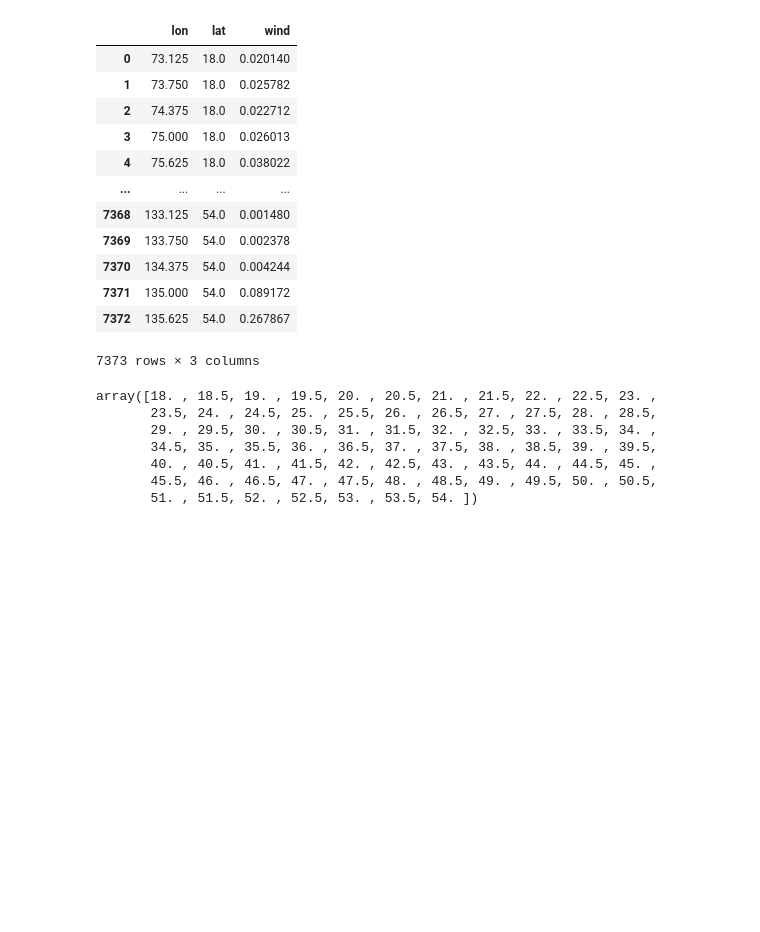
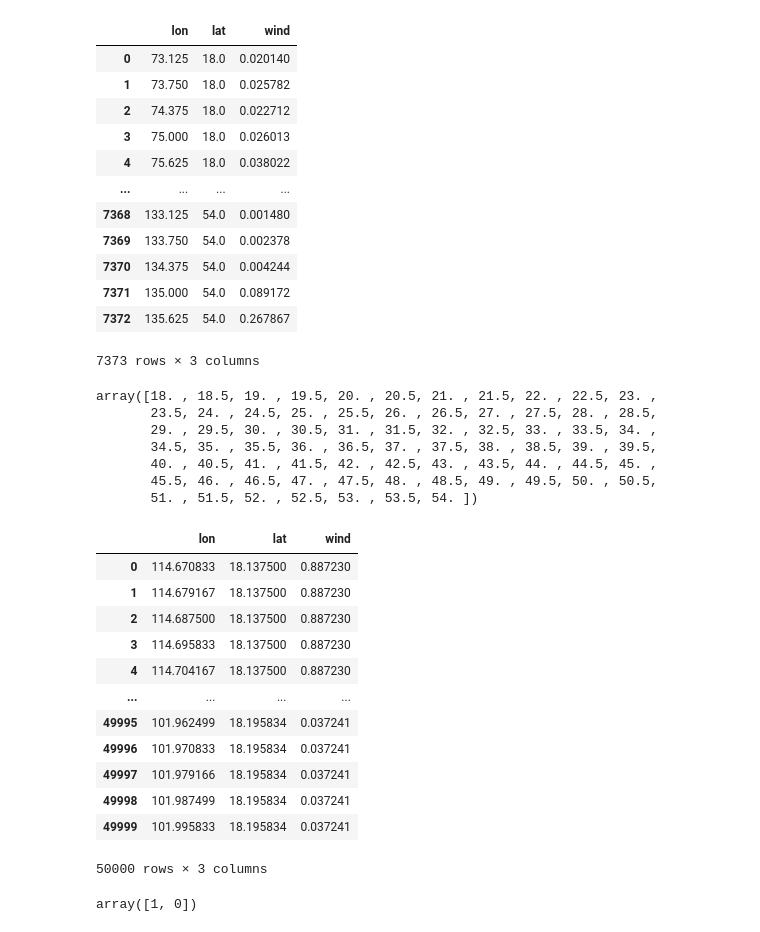
Before and after one commit to justinlu09/geodata_mask_agg, a Jupyter notebook: wind_monthly_china_test.ipynb, the cells around one changed output. Drawn from its saved outputs; the diff is of its cells as text; code cells hidden in the pictures; blank space fills up the shorter version.

```diff
--- a/wind_monthly_china_test.ipynb
+++ b/wind_monthly_china_test.ipynb
@@ -223,9 +248,25 @@ def change_resolution(lon_lat_pair, df):
     new_df = pd.concat(dfs, axis = 0)
     return new_df.reset_index(drop = True)
 # %%
-forest_test = forest.head(10000000)
+forest_test = forest.iloc[130000:180000]
 lat_test = forest_test['lat'].values
 lon_test = forest_test['lon'].values
-test_pairs = []
+lon_lat_test = []
 for i in range(len(lat_test)):
-    test_pairs.append((lon_test[i], lat_test[i]))
+    lon_lat_test.append((lon_test[i], lat_test[i]))
+result_test = change_resolution(lon_lat_test, df_wind)
+result_test
+# %% [output]
+|  | lon | lat | wind |
+| 0 | 114.670833 | 18.137500 | 0.887230 |
+| 1 | 114.679167 | 18.137500 | 0.887230 |
+| 2 | 114.687500 | 18.137500 | 0.887230 |
+| 3 | 114.695833 | 18.137500 | 0.887230 |
+| 4 | 114.704167 | 18.137500 | 0.887230 |
+| ... | ... | ... | ... |
+| 49995 | 101.962499 | 18.195834 | 0.037241 |
+| 49996 | 101.970833 | 18.195834 | 0.037241 |
+| 49997 | 101.979166 | 18.195834 | 0.037241 |
+| 49998 | 101.987499 | 18.195834 | 0.037241 |
+| 49999 | 101.995833 | 18.195834 | 0.037241 |
+50000 rows × 3 columns
@@ -235,0 +273,5 @@ test_result.head()
+# %%
+top10000 = forest_test['Band1']
+top10000.unique()
+# %% [output]
+array([1, 0])
```
Also changed, not shown: parts of 19 cells of this notebook.
